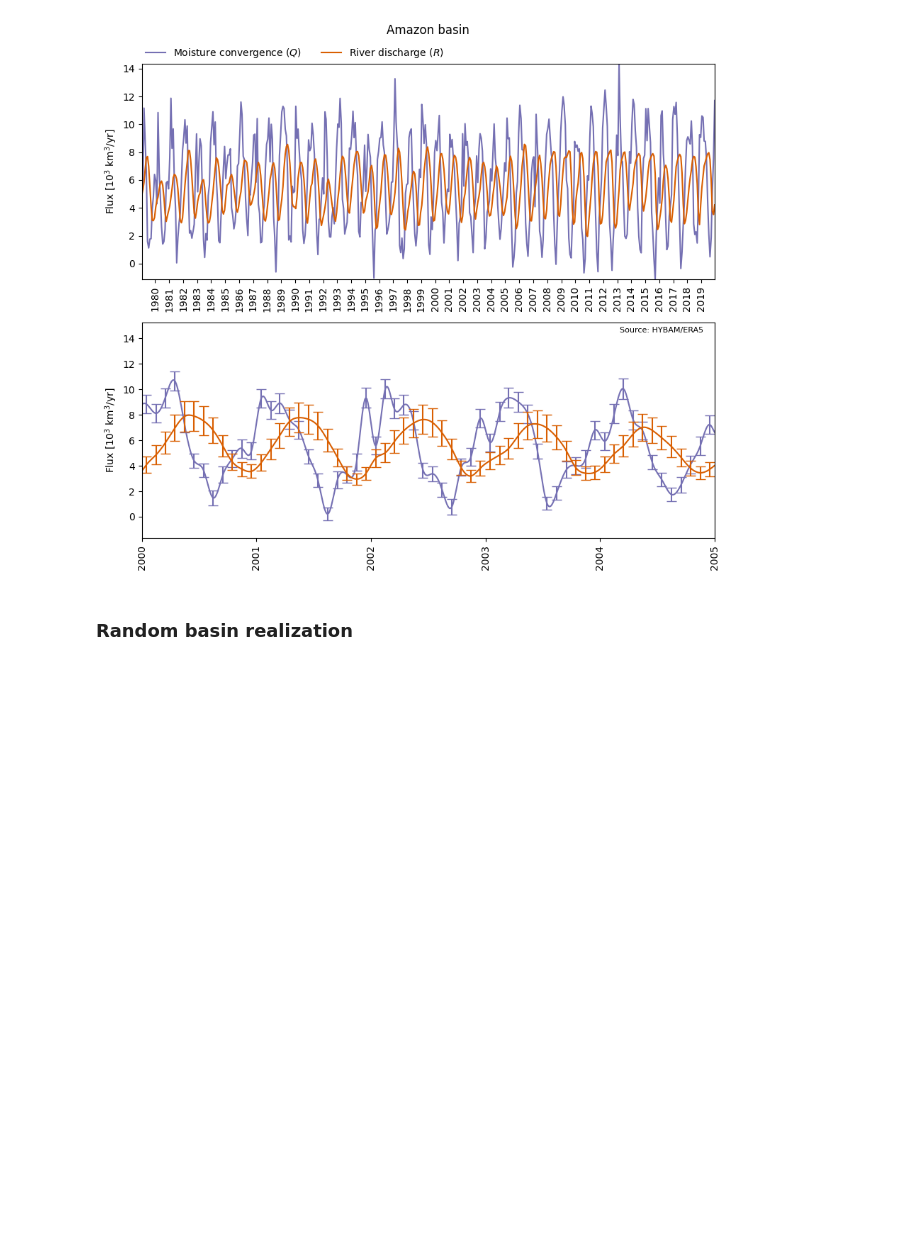
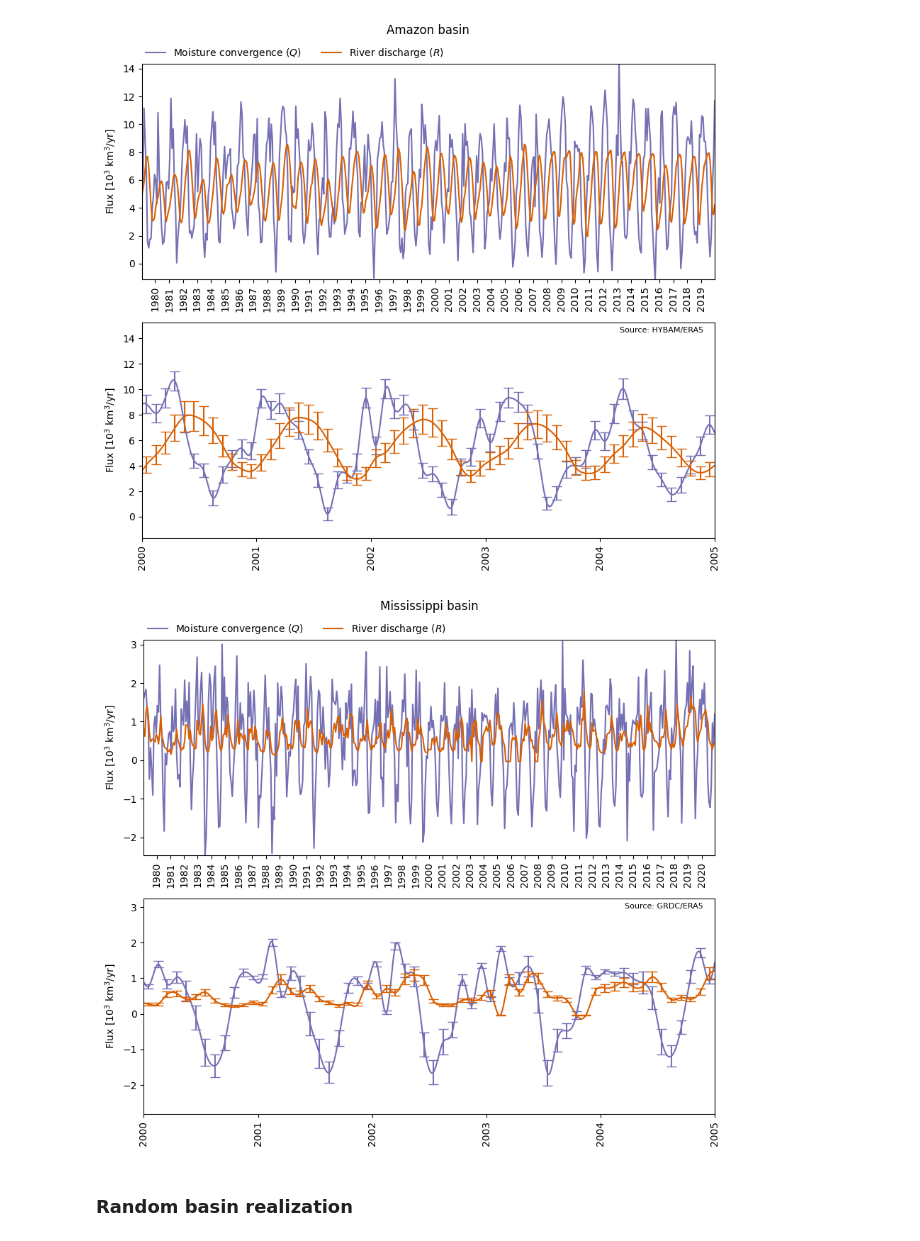
Before and after one commit to seap-udea/pylar, a Jupyter notebook: dev/LAR-SMZG-HESS2024/figures-timeseries.ipynb, the cells around one changed output. Drawn from its saved outputs; the diff is of its cells as text; code cells hidden in the pictures; blank space fills up the shorter version.

```diff
--- a/dev/LAR-SMZG-HESS2024/figures-timeseries.ipynb
+++ b/dev/LAR-SMZG-HESS2024/figures-timeseries.ipynb
@@ -629,6 +624,10 @@ for key,basin in basins.items():
 plot_basin_series(basins["amazonas"])
 # %% [output]
 [figure]
+# %%
+plot_basin_series(basins["mississippi"])
+# %% [output]
+[figure, added]
 # %% [markdown]
 ### Random basin realization
 # %%
```
Also changed, not shown: parts of 2 cells of this notebook, 34 other files.
